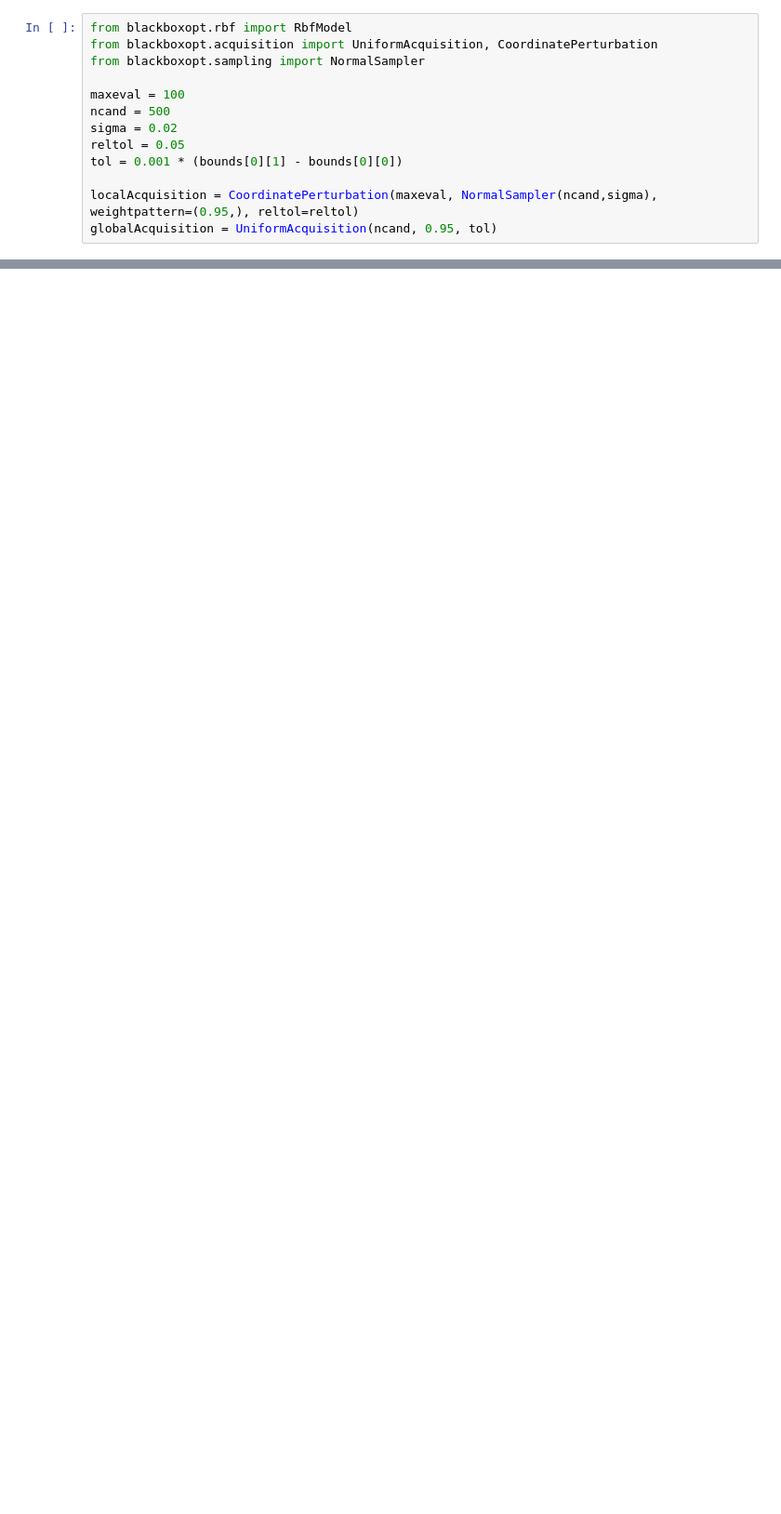
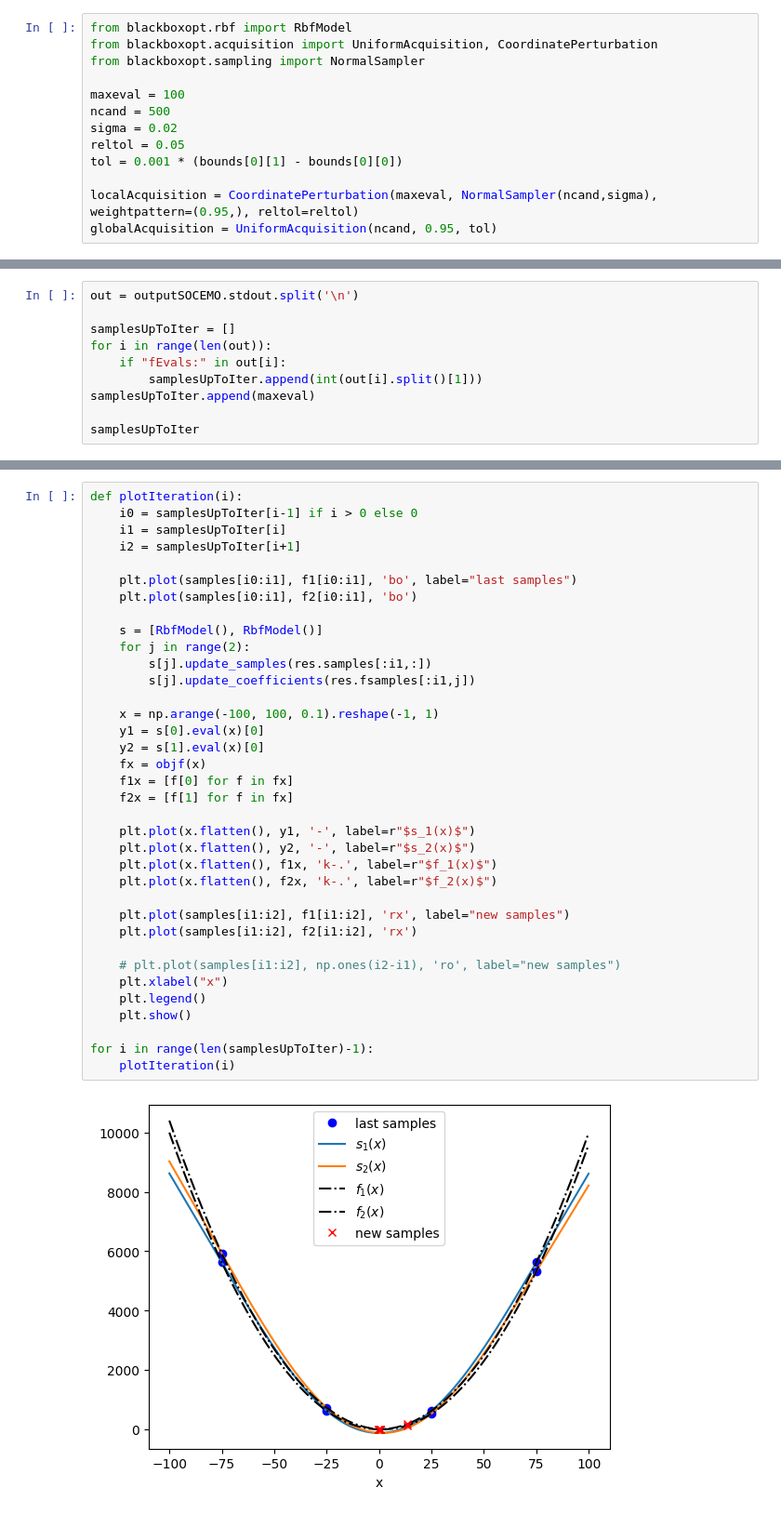
Before and after one commit to NREL/bbopt, a Jupyter notebook: examples/socemo.ipynb, the cells around one changed output, grey strips where cells are left out. Shown at 93% size. Drawn from its saved outputs; the diff is of its cells as text; blank space fills up the shorter version.

```diff
--- a/examples/socemo.ipynb
+++ b/examples/socemo.ipynb
@@ -113,0 +85,10 @@ array([[3.26296017e+00, 3.74939066e-02],
+# %%
+out = outputSOCEMO.stdout.split('\n')
+
+samplesUpToIter = []
+for i in range(len(out)):
+    if "fEvals:" in out[i]:
+        samplesUpToIter.append(int(out[i].split()[1]))
+samplesUpToIter.append(maxeval)
+
+samplesUpToIter
@@ -113,0 +113,38 @@ array([[3.26296017e+00, 3.74939066e-02],
+# %%
+def plotIteration(i):
+    i0 = samplesUpToIter[i-1] if i > 0 else 0
+    i1 = samplesUpToIter[i]
+    i2 = samplesUpToIter[i+1]
+
+    plt.plot(samples[i0:i1], f1[i0:i1], 'bo', label="last samples")
+    plt.plot(samples[i0:i1], f2[i0:i1], 'bo')
+
+    s = [RbfModel(), RbfModel()]
+    for j in range(2):
+        s[j].update_samples(res.samples[:i1,:])
+        s[j].update_coefficients(res.fsamples[:i1,j])
+
+    x = np.arange(-100, 100, 0.1).reshape(-1, 1)
+    y1 = s[0].eval(x)[0]
+    y2 = s[1].eval(x)[0]
+    fx = objf(x)
+    f1x = [f[0] for f in fx]
+    f2x = [f[1] for f in fx]
+
+    plt.plot(x.flatten(), y1, '-', label=r"$s_1(x)$")
+    plt.plot(x.flatten(), y2, '-', label=r"$s_2(x)$")
+    plt.plot(x.flatten(), f1x, 'k-.', label=r"$f_1(x)$")
+    plt.plot(x.flatten(), f2x, 'k-.', label=r"$f_2(x)$")
+
+    plt.plot(samples[i1:i2], f1[i1:i2], 'rx', label="new samples")
+    plt.plot(samples[i1:i2], f2[i1:i2], 'rx')
+
+    # plt.plot(samples[i1:i2], np.ones(i2-i1), 'ro', label="new samples")
+    plt.xlabel("x")
+    plt.legend()
+    plt.show()
+
+for i in range(len(samplesUpToIter)-1):
+    plotIteration(i)
+# %% [output]
+[figure, added]
```
Also changed, not shown: parts of 9 cells of this notebook, 4 other files.
